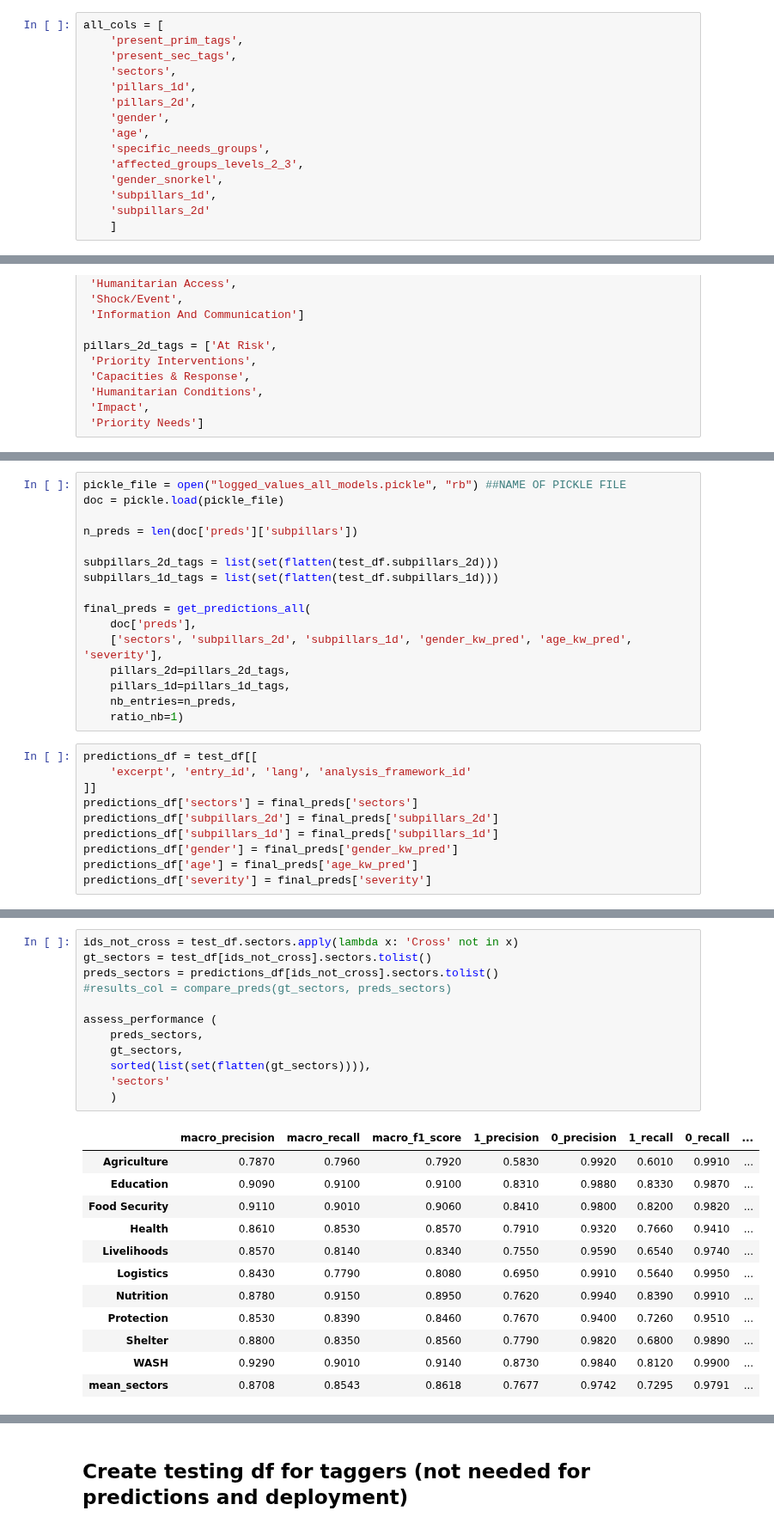
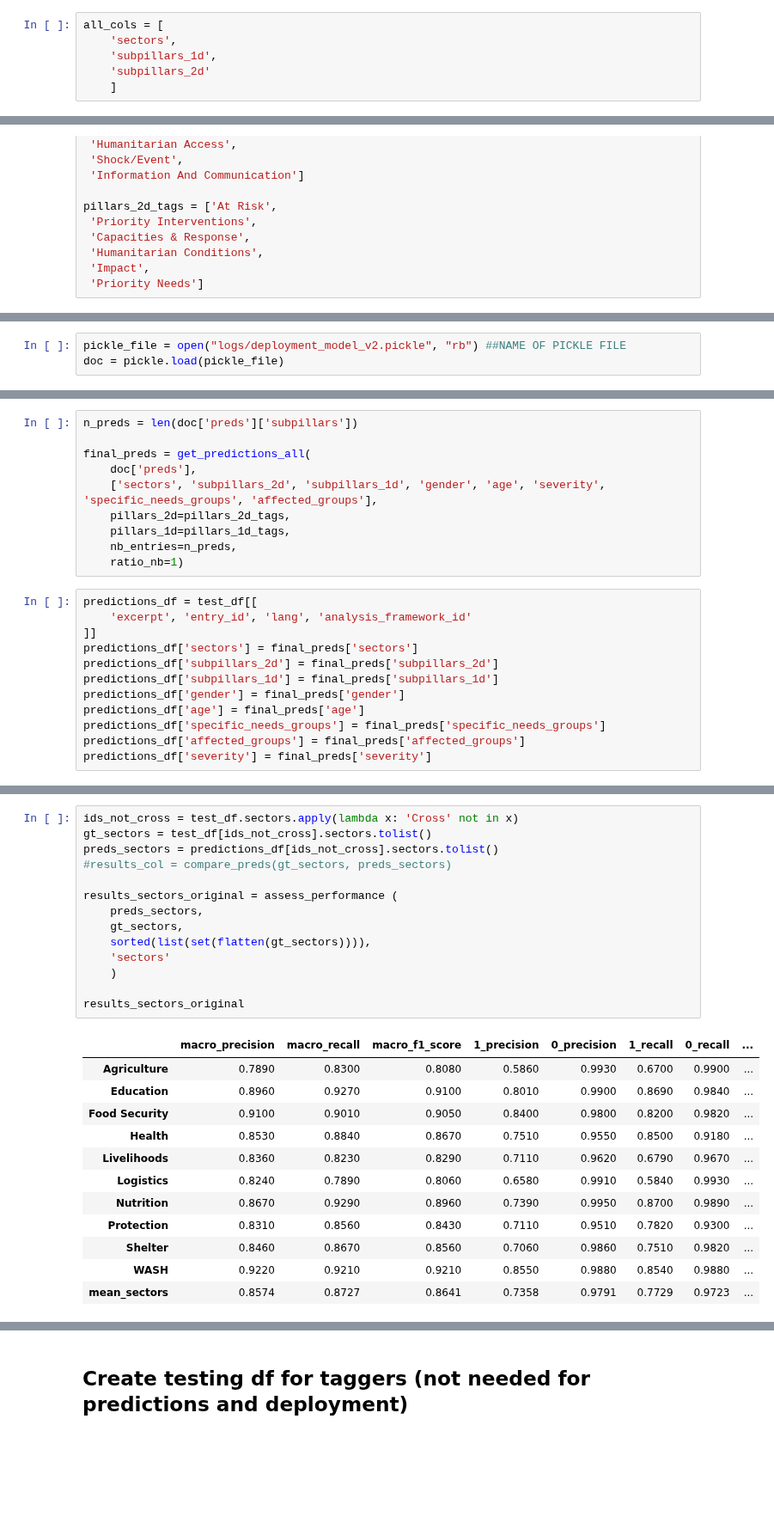
Before and after one commit to the-deep/deep-experiments, a Jupyter notebook: notebooks/models/selim/test_predictions/get_results.ipynb, the cells around one changed output, grey strips where cells are left out. Shown at 86% size. Cells and saved outputs as stored; diff of their text form; blank space fills up the shorter version.

```diff
--- a/notebooks/models/selim/test_predictions/get_results.ipynb
+++ b/notebooks/models/selim/test_predictions/get_results.ipynb
@@ -20,16 +21,7 @@ import warnings
 warnings.filterwarnings('ignore')
 # %%
 all_cols = [
-    'present_prim_tags',
-    'present_sec_tags',
     'sectors',
-    'pillars_1d',
-    'pillars_2d',
-    'gender',
-    'age',
-    'specific_needs_groups',
-    'affected_groups_levels_2_3',
-    'gender_snorkel',
     'subpillars_1d',
     'subpillars_2d'
     ]
@@ -145,3 +139,6 @@ def get_preds_entry (preds_column, return_at_least_one=True, ratio_nb=1, return_
                     if preds_column[sub_tag]==max(list(preds_column.values()))
             ]
     return preds_entry
+# %%
+pickle_file = open("logs/deployment_model_v2.pickle", "rb") ##NAME OF PICKLE FILE
+doc = pickle.load(pickle_file)
@@ -148,15 +150,9 @@ def get_preds_entry (preds_column, return_at_least_one=True, ratio_nb=1, return_
 # %%
-pickle_file = open("logged_values_all_models.pickle", "rb") ##NAME OF PICKLE FILE
-doc = pickle.load(pickle_file)
-
 n_preds = len(doc['preds']['subpillars'])
-
-subpillars_2d_tags = list(set(flatten(test_df.subpillars_2d)))
-subpillars_1d_tags = list(set(flatten(test_df.subpillars_1d)))
 
 final_preds = get_predictions_all(
     doc['preds'],
-    ['sectors', 'subpillars_2d', 'subpillars_1d', 'gender_kw_pred', 'age_kw_pred', 'severity'],
+    ['sectors', 'subpillars_2d', 'subpillars_1d', 'gender', 'age', 'severity', 'specific_needs_groups', 'affected_groups'],
     pillars_2d=pillars_2d_tags,
     pillars_1d=pillars_1d_tags,
     nb_entries=n_preds,
@@ -168,8 +164,10 @@ predictions_df = test_df[[
 predictions_df['sectors'] = final_preds['sectors']
 predictions_df['subpillars_2d'] = final_preds['subpillars_2d']
 predictions_df['subpillars_1d'] = final_preds['subpillars_1d']
-predictions_df['gender'] = final_preds['gender_kw_pred']
-predictions_df['age'] = final_preds['age_kw_pred']
+predictions_df['gender'] = final_preds['gender']
+predictions_df['age'] = final_preds['age']
+predictions_df['specific_needs_groups'] = final_preds['specific_needs_groups']
+predictions_df['affected_groups'] = final_preds['affected_groups']
 predictions_df['severity'] = final_preds['severity']
 # %%
 predictions_df.head(2)
@@ -266,25 +411,27 @@ predictions_df.to_csv('total_predictions.csv', index=None)
 # %%
 ids_not_cross = test_df.sectors.apply(lambda x: 'Cross' not in x)
 gt_sectors = test_df[ids_not_cross].sectors.tolist()
 preds_sectors = predictions_df[ids_not_cross].sectors.tolist()
 #results_col = compare_preds(gt_sectors, preds_sectors)
 
-assess_performance (
+results_sectors_original = assess_performance (
     preds_sectors,
     gt_sectors,
     sorted(list(set(flatten(gt_sectors)))),
     'sectors'
     )
+
+results_sectors_original
 # %% [output]
 |  | macro_precision | macro_recall | macro_f1_score | 1_precision | 0_precision | 1_recall | 0_recall | ... |
-| Agriculture | 0.7870 | 0.7960 | 0.7920 | 0.5830 | 0.9920 | 0.6010 | 0.9910 | ... |
-| Education | 0.9090 | 0.9100 | 0.9100 | 0.8310 | 0.9880 | 0.8330 | 0.9870 | ... |
-| Food Security | 0.9110 | 0.9010 | 0.9060 | 0.8410 | 0.9800 | 0.8200 | 0.9820 | ... |
-| Health | 0.8610 | 0.8530 | 0.8570 | 0.7910 | 0.9320 | 0.7660 | 0.9410 | ... |
-| Livelihoods | 0.8570 | 0.8140 | 0.8340 | 0.7550 | 0.9590 | 0.6540 | 0.9740 | ... |
-| Logistics | 0.8430 | 0.7790 | 0.8080 | 0.6950 | 0.9910 | 0.5640 | 0.9950 | ... |
-| Nutrition | 0.8780 | 0.9150 | 0.8950 | 0.7620 | 0.9940 | 0.8390 | 0.9910 | ... |
-| Protection | 0.8530 | 0.8390 | 0.8460 | 0.7670 | 0.9400 | 0.7260 | 0.9510 | ... |
-| Shelter | 0.8800 | 0.8350 | 0.8560 | 0.7790 | 0.9820 | 0.6800 | 0.9890 | ... |
-| WASH | 0.9290 | 0.9010 | 0.9140 | 0.8730 | 0.9840 | 0.8120 | 0.9900 | ... |
-| mean_sectors | 0.8708 | 0.8543 | 0.8618 | 0.7677 | 0.9742 | 0.7295 | 0.9791 | ... |
+| Agriculture | 0.7890 | 0.8300 | 0.8080 | 0.5860 | 0.9930 | 0.6700 | 0.9900 | ... |
+| Education | 0.8960 | 0.9270 | 0.9100 | 0.8010 | 0.9900 | 0.8690 | 0.9840 | ... |
+| Food Security | 0.9100 | 0.9010 | 0.9050 | 0.8400 | 0.9800 | 0.8200 | 0.9820 | ... |
+| Health | 0.8530 | 0.8840 | 0.8670 | 0.7510 | 0.9550 | 0.8500 | 0.9180 | ... |
+| Livelihoods | 0.8360 | 0.8230 | 0.8290 | 0.7110 | 0.9620 | 0.6790 | 0.9670 | ... |
+| Logistics | 0.8240 | 0.7890 | 0.8060 | 0.6580 | 0.9910 | 0.5840 | 0.9930 | ... |
+| Nutrition | 0.8670 | 0.9290 | 0.8960 | 0.7390 | 0.9950 | 0.8700 | 0.9890 | ... |
+| Protection | 0.8310 | 0.8560 | 0.8430 | 0.7110 | 0.9510 | 0.7820 | 0.9300 | ... |
+| Shelter | 0.8460 | 0.8670 | 0.8560 | 0.7060 | 0.9860 | 0.7510 | 0.9820 | ... |
+| WASH | 0.9220 | 0.9210 | 0.9210 | 0.8550 | 0.9880 | 0.8540 | 0.9880 | ... |
+| mean_sectors | 0.8574 | 0.8727 | 0.8641 | 0.7358 | 0.9791 | 0.7729 | 0.9723 | ... |
```
Also changed, not shown: parts of 18 cells of this notebook.
